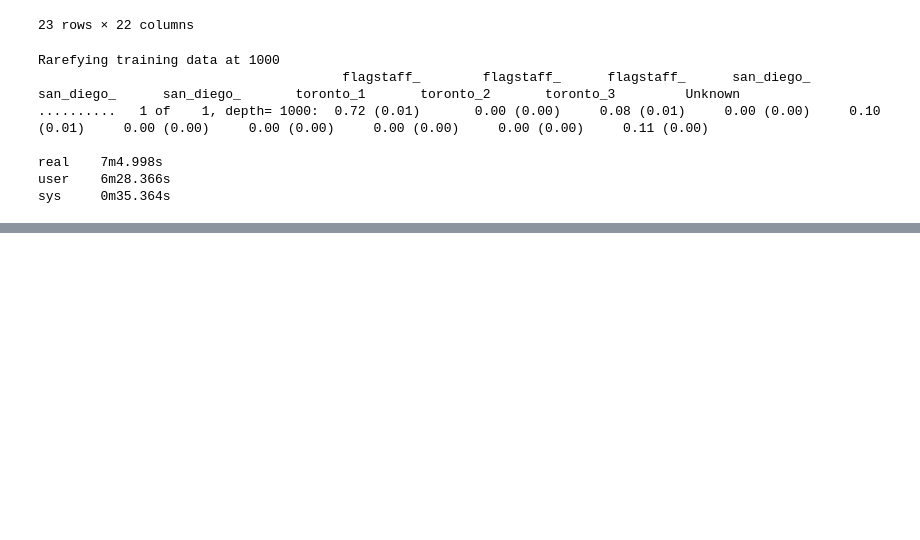
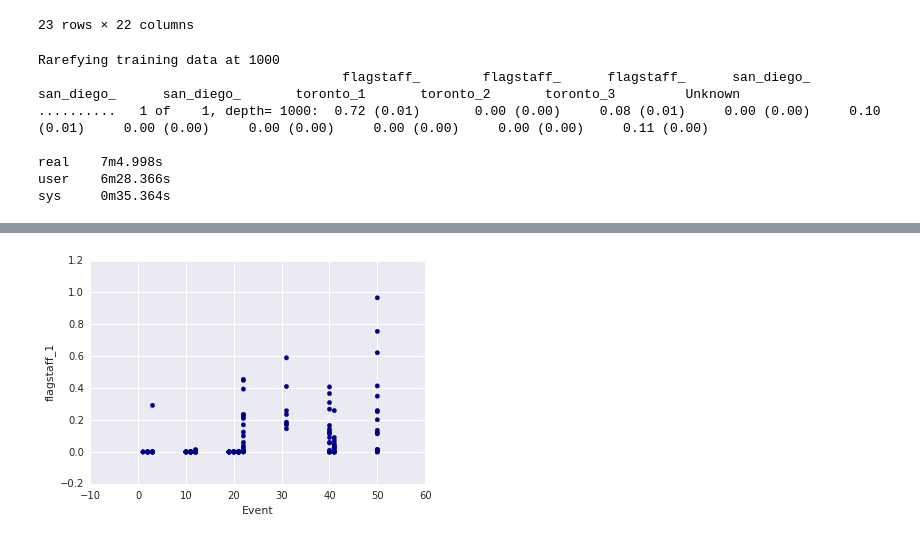
Before and after one commit to johnchase/thesis_analysis, a Jupyter notebook: st_office_affect/source_tracker.ipynb, the cells around one changed output, grey strips where cells are left out. Saved outputs shown, nothing was run; the diff lists cells and outputs as text; code cells hidden in the pictures; blank space fills up the shorter version.

```diff
--- a/st_office_affect/source_tracker.ipynb
+++ b/st_office_affect/source_tracker.ipynb
@@ -130,0 +195,6 @@ sys     0m35.364s
+# %%
+
+fig = flag_office_1.plot(x='Event', y='flagstaff_1', kind='scatter', color='DarkBlue')
+# fig = sns.lmplot("Event", "flagstaff_1", flag_office_1);
+# %% [output]
+[figure, added]
```
Also changed, not shown: parts of 9 cells of this notebook, 2 other files.
